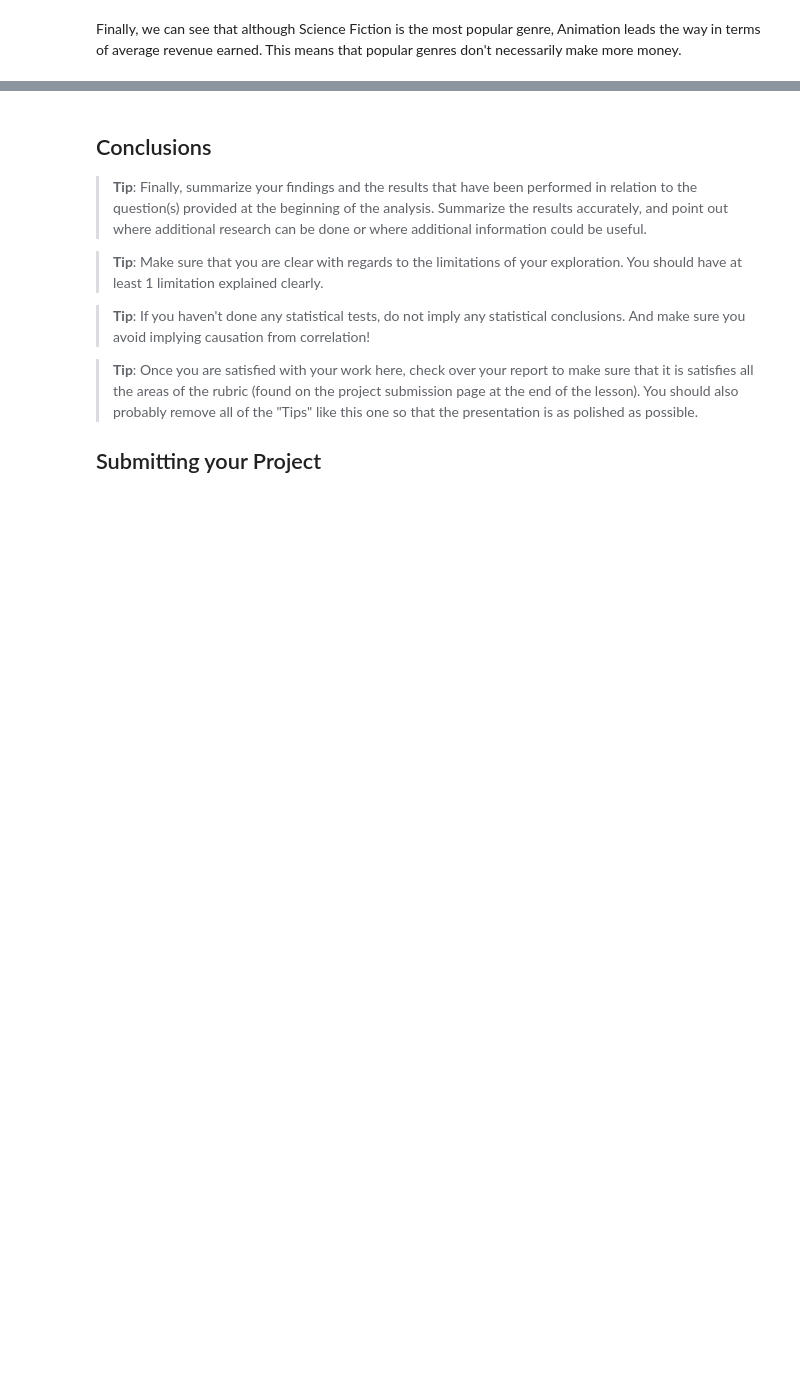
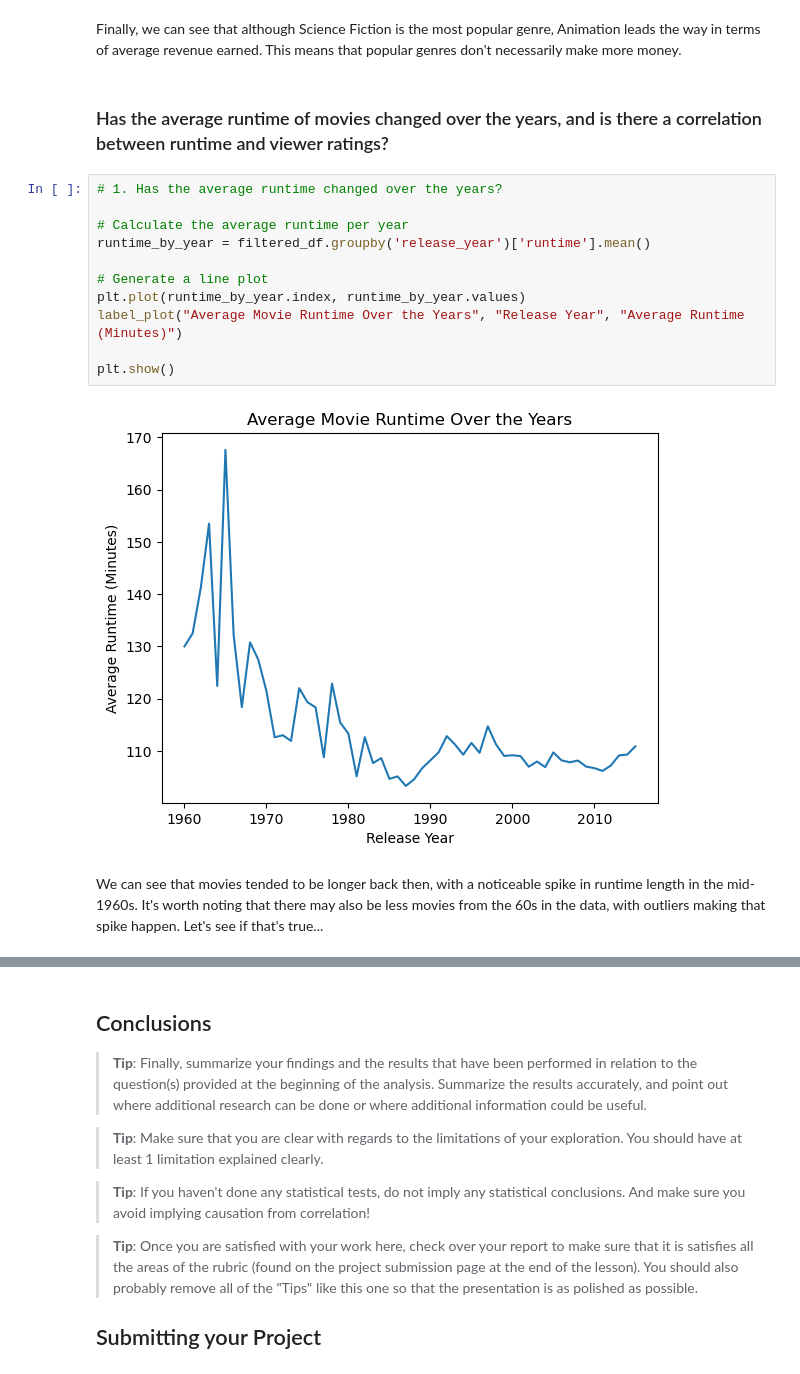
Before and after one commit to CV145/investigate_a_dataset-copy, a Jupyter notebook: Investigate_a_Dataset (5).ipynb, the cells around one changed output, grey strips where cells are left out. Saved outputs shown, nothing was run; the diff lists cells and outputs as text; blank space fills up the shorter version.

```diff
--- a/Investigate_a_Dataset (5).ipynb
+++ b/Investigate_a_Dataset (5).ipynb
@@ -379,3 +379,20 @@ plt.show()
 [figure]
 # %% [markdown]
 Finally, we can see that although Science Fiction is the most popular genre, Animation leads the way in terms of average revenue earned. This means that popular genres don't necessarily make more money.
+# %% [markdown]
+### Has the average runtime of movies changed over the years, and is there a correlation between runtime and viewer ratings?
+# %%
+# 1. Has the average runtime changed over the years?
+
+# Calculate the average runtime per year
+runtime_by_year = filtered_df.groupby('release_year')['runtime'].mean()
+
+# Generate a line plot
+plt.plot(runtime_by_year.index, runtime_by_year.values)
+label_plot("Average Movie Runtime Over the Years", "Release Year", "Average Runtime (Minutes)")
+
+plt.show()
+# %% [output]
+[figure, added]
+# %% [markdown]
+We can see that movies tended to be longer back then, with a noticeable spike in runtime length in the mid-1960s. It's worth noting that there may also be less movies from the 60s in the data, with outliers making that spike happen. Let's see if that's true...
```
Also changed, not shown: parts of 7 cells of this notebook.
